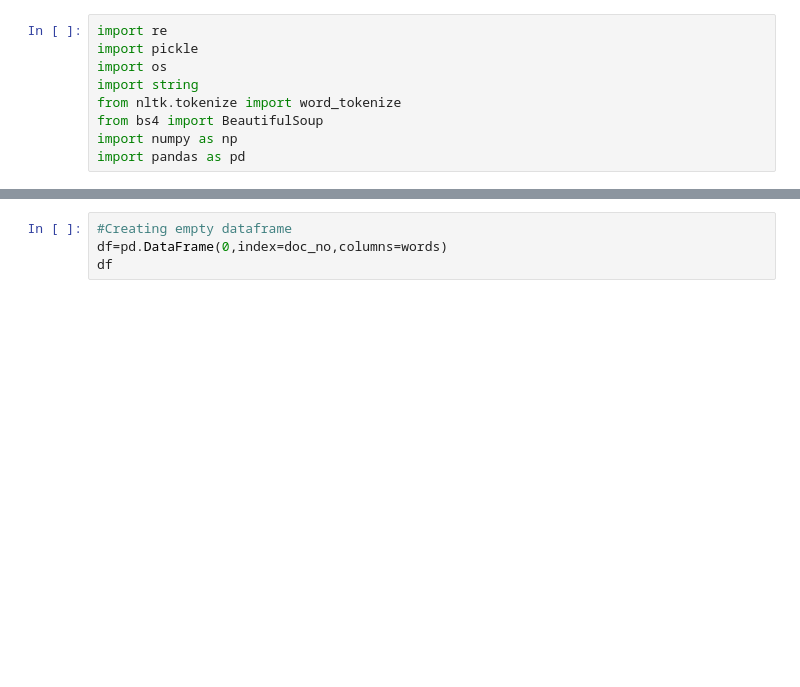
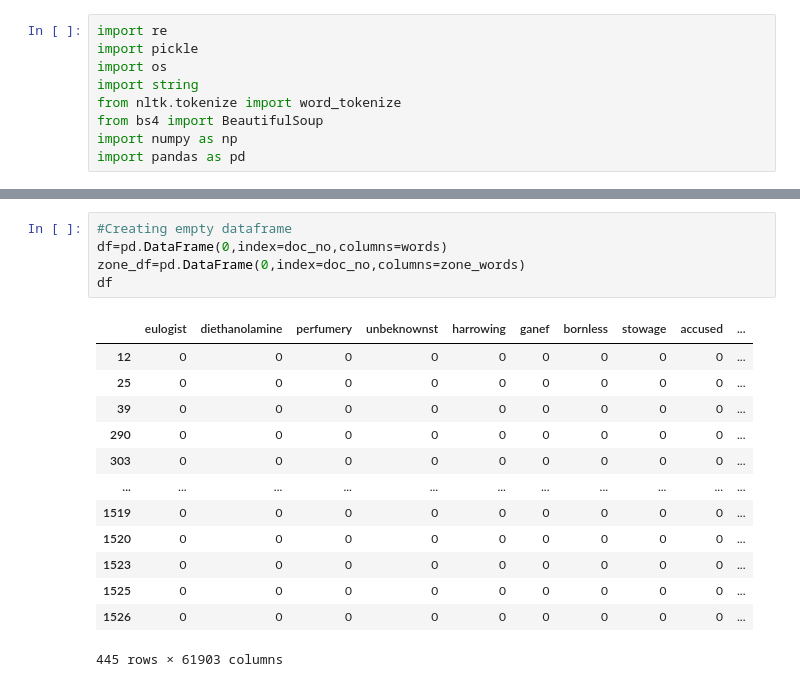
Before and after one commit to avi1299/IR_Assignment, a Jupyter notebook: tester.ipynb, the cells around one changed output, grey strips where cells are left out. Drawn from its saved outputs; the diff is of its cells as text; blank space fills up the shorter version.

```diff
--- a/tester.ipynb
+++ b/tester.ipynb
@@ -60,6 +115,21 @@ f.close()
 # %%
 #Creating empty dataframe
 df=pd.DataFrame(0,index=doc_no,columns=words)
+zone_df=pd.DataFrame(0,index=doc_no,columns=zone_words)
 df
+# %% [output]
+|  | eulogist | diethanolamine | perfumery | unbeknownst | harrowing | ganef | bornless | stowage | accused | ... |
+| 12 | 0 | 0 | 0 | 0 | 0 | 0 | 0 | 0 | 0 | ... |
+| 25 | 0 | 0 | 0 | 0 | 0 | 0 | 0 | 0 | 0 | ... |
+| 39 | 0 | 0 | 0 | 0 | 0 | 0 | 0 | 0 | 0 | ... |
+| 290 | 0 | 0 | 0 | 0 | 0 | 0 | 0 | 0 | 0 | ... |
+| 303 | 0 | 0 | 0 | 0 | 0 | 0 | 0 | 0 | 0 | ... |
+| ... | ... | ... | ... | ... | ... | ... | ... | ... | ... | ... |
+| 1519 | 0 | 0 | 0 | 0 | 0 | 0 | 0 | 0 | 0 | ... |
+| 1520 | 0 | 0 | 0 | 0 | 0 | 0 | 0 | 0 | 0 | ... |
+| 1523 | 0 | 0 | 0 | 0 | 0 | 0 | 0 | 0 | 0 | ... |
+| 1525 | 0 | 0 | 0 | 0 | 0 | 0 | 0 | 0 | 0 | ... |
+| 1526 | 0 | 0 | 0 | 0 | 0 | 0 | 0 | 0 | 0 | ... |
+445 rows × 61903 columns
 # %%
 #Populating Document-Term Frequency Table
```
Also changed, not shown: parts of 9 cells of this notebook.
